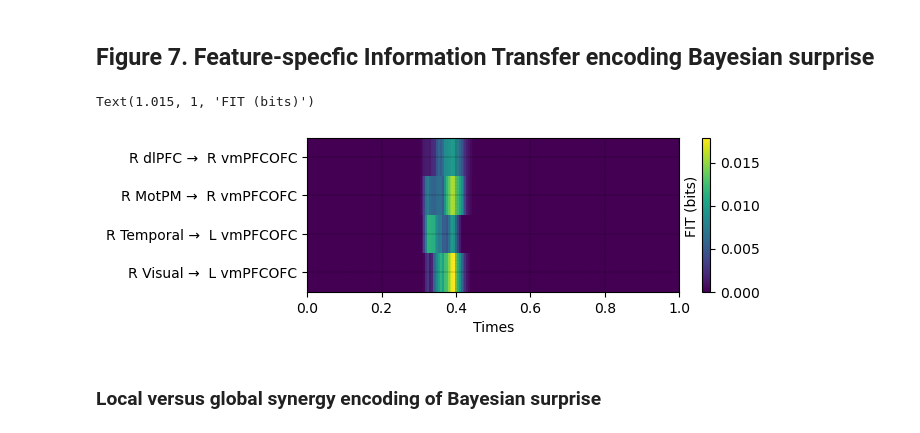
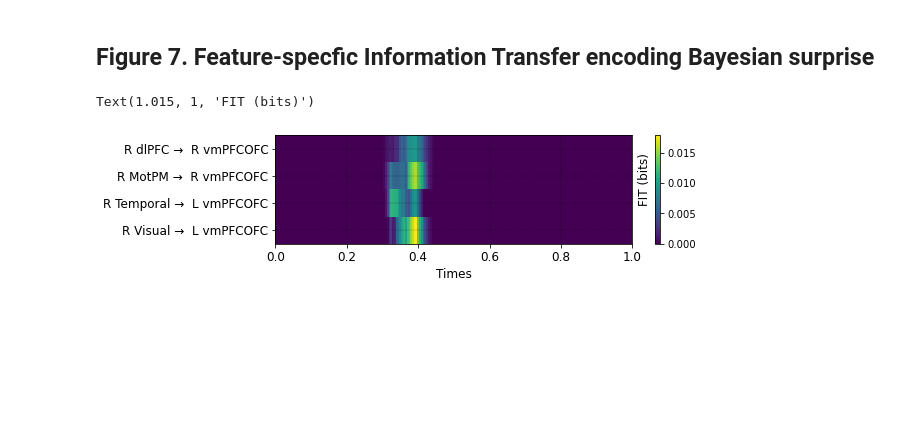
Before and after one commit to brainets/hosi_infogain, a Jupyter notebook: notebooks/main_figures.ipynb, the cells around one changed output. Drawn from its saved outputs; the diff is of its cells as text; code cells hidden in the pictures; blank space fills up the shorter version.

Commit message:
Main and Suppl figures update

```diff
--- a/notebooks/main_figures.ipynb
+++ b/notebooks/main_figures.ipynb
@@ -284,0 +143,23 @@ plot_cluster_timecourse(gcmi, ofc_2, 'vmPFC OFC L', 'H', ax8)
+# %%
+#-----------------------------------------------------------------------------------------------------------------------
+# NMF
+#----------------------------------------------------------------------node_colors-------------------------------------------------
+da_gcmi = np.abs(gcmi) * (pvalues < 0.05)
+da_gcmi = da_gcmi.sel(times=slice(-0.1, 1.0))
+nmax = 10
+err = np.zeros(nmax+1)
+for n in range(1, nmax+1):
+    nmf = NMF(n_components=n, init='random', random_state=0)
+    X = da_gcmi.data
+    Y = nmf.fit_transform(X)
+    err[n] = nmf.reconstruction_err_
+
+# Compute explained variance in percentage
+err = err / np.sum(err)
+
+# Compute components
+nmax = 4
+nmf = NMF(n_components=nmax, init='random', random_state=0)
+X = da_gcmi
+W = nmf.fit_transform(X)
+H = nmf.components_
@@ -310,6 +306,14 @@ syn = da
 # Take abs to remove potential -ve values due to bias correction
 red = np.abs(red)
 syn = np.abs(syn)
+# %%
+# Store for later
+red_conn = conn_reshape_undirected(red, sep='-', order=None, rm_missing=False,
+                                 fill_value=np.nan, to_dataframe=False,
+                                 inplace=False, verbose=None)
+syn_conn = conn_reshape_undirected(syn, sep='-', order=None, rm_missing=False,
+                                 fill_value=np.nan, to_dataframe=False,
+                                 inplace=False, verbose=None)
 # %%
 # Subplot per area
 f, axs = plt.subplots(2, 5, figsize=(16, 6))
@@ -771,7 +715,7 @@ da = ds.fit * (ds.pv <= 0.05)
 da = da.sel(times=slice(-0.1, 1.))
 
 # Plot heatmap of the pairs of brain regions showing significant values different from 0
-fig, ax = plt.subplots(1, 1, figsize=(6, 2))
+fig, ax = plt.subplots(1, 1, figsize=(8, 2))
 # Select the links with non zero values
 da = da.sel(links=da.links[da.sum('times') != 0])
 plt.pcolormesh(
@@ -779,39 +723,37 @@ plt.pcolormesh(
 )
 # Add colorbar
 plt.colorbar()
 # Set xlim to -0.1 to 1.0
 plt.xlim(0., 1.0)
 
 # add zero line
 plt.axvline(0., color='k')
 # Add text vertically to the left of the subplot
 # plt.ylabel(titles[k], fontsize=12, rotation=90, labelpad=8)
 # add dotted grid
 plt.grid(True, linestyle='--', linewidth=0.2)
 
 
 # Replace "->" with an arrow symbol
 labels = da.links.values
 labels = [i.replace('->', ' →  ') for i in labels]
 # remove "_" from yticklabels
 labels = [i.replace('_', ' ') for i in labels]
 # Set the yticklabels
-plt.yticks(range(len(labels)), labels, fontsize=10)
+plt.yticks(range(len(labels)), labels, fontsize=12)
 # Set the xticklabels
-plt.xticks(fontsize=10)
+plt.xticks(fontsize=12)
 # Add xlabel
-plt.xlabel('Times', fontsize=10)
+plt.xlabel('Times', fontsize=12)
 # Add the legend of the colorbar
 
 # Add the legend of the colorbar
-plt.text(1.015, 1, 'FIT (bits)', fontsize=10, rotation=90)
+plt.text(1.015, 1, 'FIT (bits)', fontsize=12, rotation=90)
 
 # # Set colorscale from 0 to 1.5
 # plt.clim(0, 1.2)
 # %% [output]
 Text(1.015, 1, 'FIT (bits)')
-[figure, old version]
+[figure, new version]
 # %%
 fig.savefig('/home/INT/brovelli.a/Desktop/fig_visuomotor_meg/Fig_8.png', dpi=300, bbox_inches='tight')
-# %% [markdown]
-### Local versus global synergy encoding of Bayesian surprise
```
Also changed, not shown: parts of 31 cells of this notebook, 1 other file.
